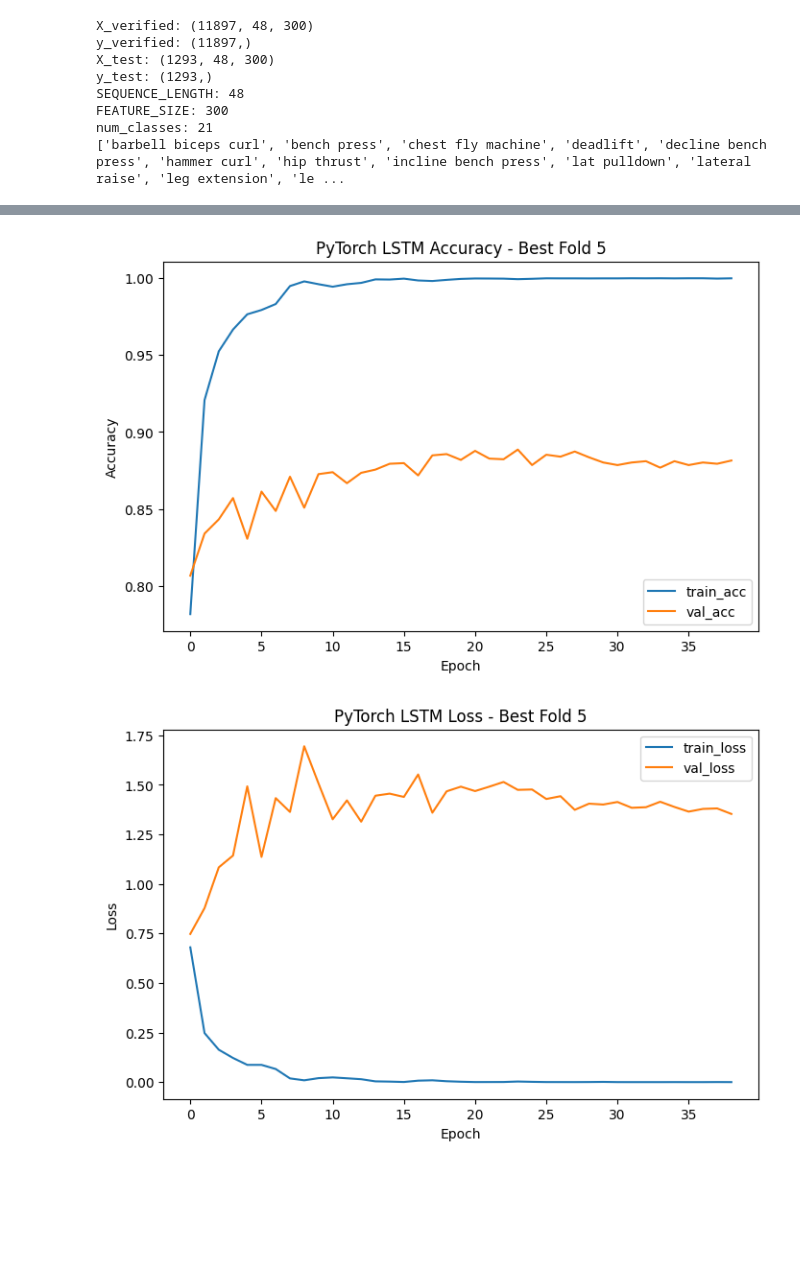
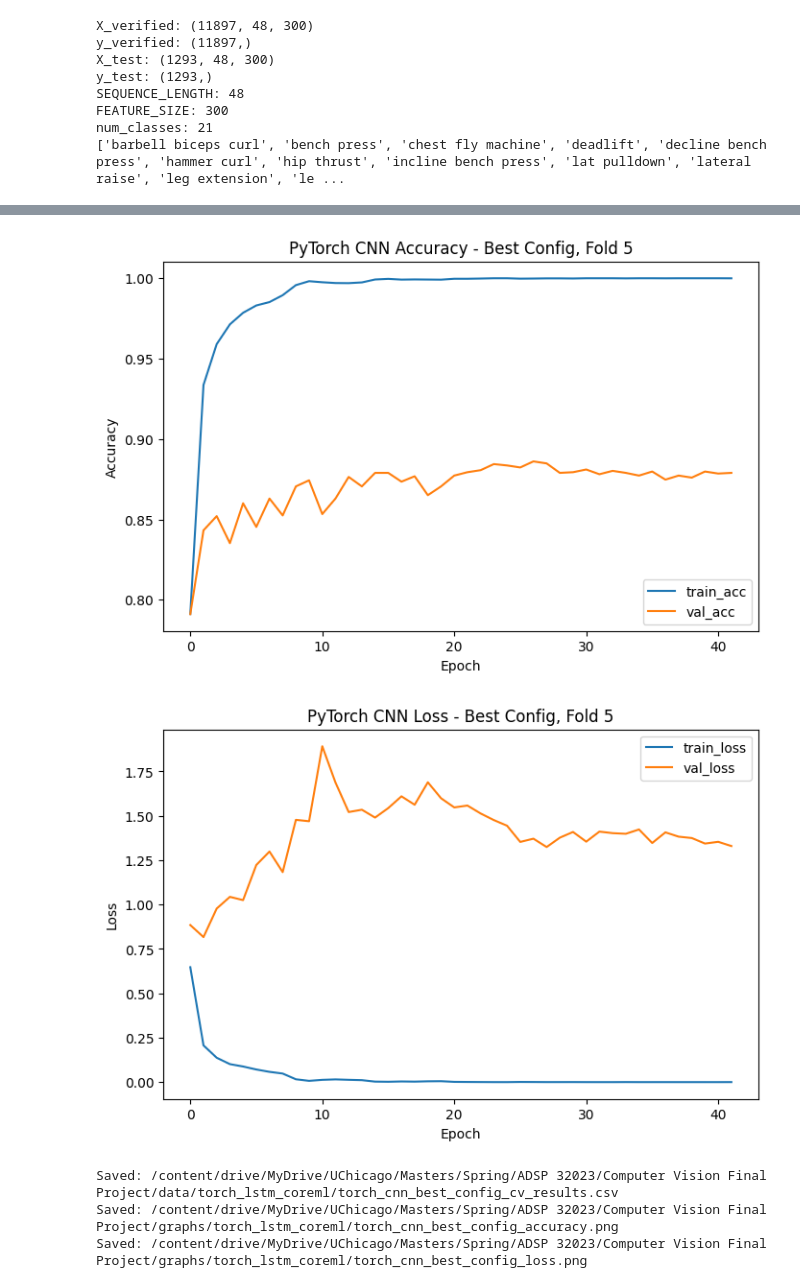
Before and after one commit to arenmizuno/IronCount, a Jupyter notebook: src/models/torch_lstm_coreml_mediapipe.ipynb, the cells around one changed output, grey strips where cells are left out. Drawn from its saved outputs; the diff is of its cells as text; code cells hidden in the pictures; blank space fills up the shorter version.

Commit message:
push LSTM stuff

```diff
--- a/src/models/torch_lstm_coreml_mediapipe.ipynb
+++ b/src/models/torch_lstm_coreml_mediapipe.ipynb
@@ -521,26 +631,36 @@ Best Fold Accuracy: 0.8886086591004624
 # %%
 # ============================================================
-# 8. Save CV results + plots
+# 9. Save best hyperparameter CV results + plots
 # ============================================================
-results_df = pd.DataFrame({
-    "fold": list(range(1, len(fold_accuracies) + 1)),
-    "accuracy": fold_accuracies,
-    "macro_f1": fold_macro_f1,
-    "weighted_f1": fold_weighted_f1
+
+best_cv_results_df = pd.DataFrame({
+    "fold": list(range(1, len(best_fold_accuracies) + 1)),
+    "accuracy": best_fold_accuracies,
+    "macro_f1": best_fold_macro_f1,
+    "weighted_f1": best_fold_weighted_f1
 })
 
-CV_RESULTS_PATH = os.path.join(OUTPUT_RESULT_DIR, "torch_lstm_cv_results.csv")
-results_df.to_csv(CV_RESULTS_PATH, index=False)
-display(results_df)
+CV_RESULTS_PATH = os.path.join(
+    OUTPUT_RESULT_DIR,
+    "torch_cnn_best_config_cv_results.csv"
+)
+
+best_cv_results_df.to_csv(CV_RESULTS_PATH, index=False)
+display(best_cv_results_df)
 
 plt.figure(figsize=(8, 5))
 plt.plot(best_history["train_acc"], label="train_acc")
 plt.plot(best_history["val_acc"], label="val_acc")
 plt.xlabel("Epoch")
 plt.ylabel("Accuracy")
-plt.title(f"PyTorch LSTM Accuracy - Best Fold {best_fold}")
+plt.title(f"PyTorch CNN Accuracy - Best Config, Fold {best_fold}")
 plt.legend()
-ACC_PLOT_PATH = os.path.join(OUTPUT_GRAPH_DIR, "torch_lstm_accuracy.png")
+
+ACC_PLOT_PATH = os.path.join(
+    OUTPUT_GRAPH_DIR,
+    "torch_cnn_best_config_accuracy.png"
+)
+
 plt.savefig(ACC_PLOT_PATH, dpi=200, bbox_inches="tight")
 plt.show()
 
@@ -549,10 +669,19 @@ plt.plot(best_history["train_loss"], label="train_loss")
 plt.plot(best_history["val_loss"], label="val_loss")
 plt.xlabel("Epoch")
 plt.ylabel("Loss")
-plt.title(f"PyTorch LSTM Loss - Best Fold {best_fold}")
+plt.title(f"PyTorch CNN Loss - Best Config, Fold {best_fold}")
 plt.legend()
-LOSS_PLOT_PATH = os.path.join(OUTPUT_GRAPH_DIR, "torch_lstm_loss.png")
+
+LOSS_PLOT_PATH = os.path.join(
+    OUTPUT_GRAPH_DIR,
+    "torch_cnn_best_config_loss.png"
+)
+
 plt.savefig(LOSS_PLOT_PATH, dpi=200, bbox_inches="tight")
 plt.show()
+
+print("Saved:", CV_RESULTS_PATH)
+print("Saved:", ACC_PLOT_PATH)
+print("Saved:", LOSS_PLOT_PATH)
 # %% [output]
 |  | fold | accuracy | macro_f1 | weighted_f1 |
@@ -564,4 +693,7 @@ plt.show()
-[figure, old version]
+[figure, new version]
-[figure, old version]
+[figure, new version]
+Saved: /content/drive/MyDrive/UChicago/Masters/Spring/ADSP 32023/Computer Vision Final Project/data/torch_lstm_coreml/torch_cnn_best_config_cv_results.csv
+Saved: /content/drive/MyDrive/UChicago/Masters/Spring/ADSP 32023/Computer Vision Final Project/graphs/torch_lstm_coreml/torch_cnn_best_config_accuracy.png
+Saved: /content/drive/MyDrive/UChicago/Masters/Spring/ADSP 32023/Computer Vision Final Project/graphs/torch_lstm_coreml/torch_cnn_best_config_loss.png
 # %%
 # ============================================================
```
Also changed, not shown: parts of 10 cells of this notebook, 27 other files.
